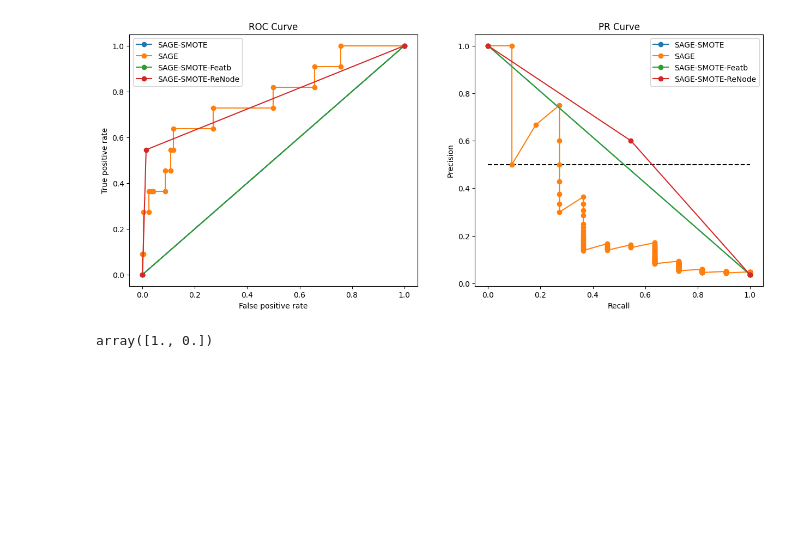
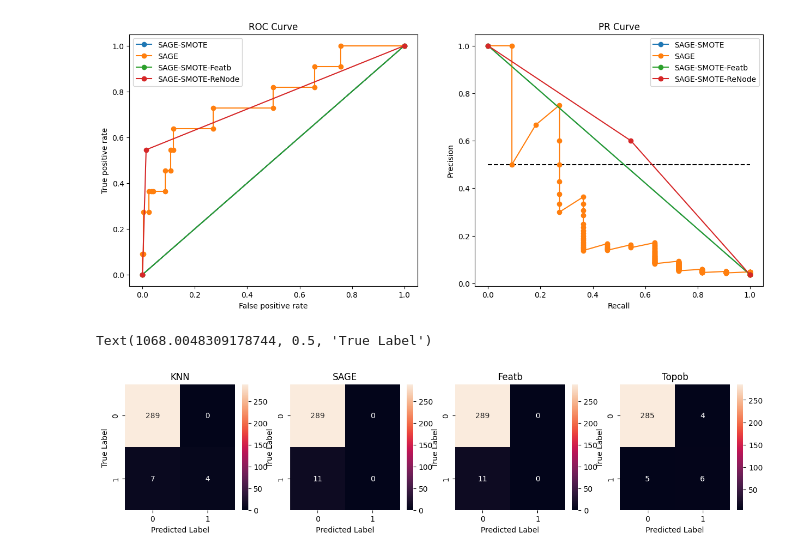
Before and after one commit to ZhuangDingyi/dynamic_gad, a Jupyter notebook: 2.Visualize_Topology_Imbalance.ipynb, the cells around one changed output. Cells and saved outputs as stored; diff of their text form; code cells hidden in the pictures; blank space fills up the shorter version.

```diff
--- a/2.Visualize_Topology_Imbalance.ipynb
+++ b/2.Visualize_Topology_Imbalance.ipynb
@@ -620,7 +620,9 @@ def calculate_metrics(y_true, y_pred, y_prob=None):
 
     return metrics
 # %%
+
 from sklearn.metrics import roc_curve, precision_recall_curve
+from sklearn.metrics import confusion_matrix
 
 # Load the data
 data_name = "amlsim_mixed"
@@ -630,19 +632,21 @@ origin_results = {}
 smote_results = {}
 featb_results = {}
 topob_results = {}
+knn_results = {}
 for ext_rate in ext_rates:
     ext_rate = round(ext_rate, 1)
     origin_results[ext_rate] = np.load(f"outputs/{data_name}/baseline_hetero_SAGE_ext_{ext_rate}.npz")
     smote_results[ext_rate] = np.load(f"outputs/{data_name}/baseline_hetero_SAGE-SMOTE_ext_{ext_rate}.npz")
     featb_results[ext_rate] = np.load(f"outputs/{data_name}/baseline_hetero_SAGE-SMOTE-Featb_ext_{ext_rate}.npz")
     topob_results[ext_rate] = np.load(f"outputs/{data_name}/hetero_SAGE-SMOTE-ReNode_ext_{ext_rate}.npz")
-
+    knn_results[ext_rate] = np.load(f"outputs/{data_name}/baseline_KNN_ext_{ext_rate}.npz")
 
 # Get the metrics for each experiment
 smote_metrics = {}
 origin_metrics = {}
 featb_metrics = {}
 topob_metrics = {}
+knn_metrics = {}
 for ext_rate in ext_rates:
     test_mask = smote_results[ext_rate]['test_mask']
     y_true = smote_results[ext_rate]['true'][test_mask]
@@ -655,6 +659,7 @@ for ext_rate in ext_rates:
     smote_metrics[ext_rate]['tpr'] = tpr
     smote_metrics[ext_rate]['precision'] = precision
     smote_metrics[ext_rate]['recall'] = recall
+    smote_metrics[ext_rate]['conf_matrix'] = confusion_matrix(y_true, y_pred)
 
     test_mask = origin_results[ext_rate]['test_mask']
     y_true = origin_results[ext_rate]['true'][test_mask]
@@ -667,6 +672,7 @@ for ext_rate in ext_rates:
     origin_metrics[ext_rate]['tpr'] = tpr
     origin_metrics[ext_rate]['precision'] = precision
     origin_metrics[ext_rate]['recall'] = recall
+    origin_metrics[ext_rate]['conf_matrix'] = confusion_matrix(y_true, y_pred)
 
     test_mask = featb_results[ext_rate]['test_mask']
     y_true = featb_results[ext_rate]['true'][test_mask]
@@ -679,6 +685,7 @@ for ext_rate in ext_rates:
     featb_metrics[ext_rate]['tpr'] = tpr
     featb_metrics[ext_rate]['precision'] = precision
     featb_metrics[ext_rate]['recall'] = recall
+    featb_metrics[ext_rate]['conf_matrix'] = confusion_matrix(y_true, y_pred)
 
     test_mask = topob_results[ext_rate]['test_mask']
     y_true = topob_results[ext_rate]['true'][test_mask]
@@ -691,6 +698,13 @@ for ext_rate in ext_rates:
     topob_metrics[ext_rate]['tpr'] = tpr
     topob_metrics[ext_rate]['precision'] = precision
     topob_metrics[ext_rate]['recall'] = recall
+    topob_metrics[ext_rate]['conf_matrix'] = confusion_matrix(y_true, y_pred)
+
+    y_true = knn_results[ext_rate]['true']
+    y_pred = knn_results[ext_rate]['pred'][test_mask]
+    y_prob = knn_results[ext_rate]['pred_scores'][:,1][test_mask]
+    knn_metrics[ext_rate] = calculate_metrics(y_true, y_pred, y_prob)
+    knn_metrics[ext_rate]['conf_matrix'] = confusion_matrix(y_true, y_pred)
 
 # Plot the metrics of Macro_f1, AUC, and PR_AUC with respect to the extension rate of three models
 metrics = ['macro_f1', 'auc', 'pr_auc']
@@ -706,6 +720,7 @@ for i, metric in enumerate(metrics):
     ax[i].plot(ext_rates, [smote_metrics[ext_rate][metric] for ext_rate in ext_rates], label='SAGE-SMOTE', color=colors[0],marker='o')
     ax[i].plot(ext_rates, [featb_metrics[ext_rate][metric] for ext_rate in ext_rates], label='SAGE-SMOTE-Featb', color=colors[2],marker='o')
     ax[i].plot(ext_rates, [topob_metrics[ext_rate][metric] for ext_rate in ext_rates], label='SAGE-SMOTE-ReNode', color=colors[3],marker='o')
+    # ax[i].plot(ext_rates, [knn_metrics[ext_rate][metric] for ext_rate in ext_rates], label='KNN', color='purple',marker='o')
     ax[i].set_xlabel('External Account Rate')
     ax[i].set_ylabel(metric_names[i])
     ax[i].set_title(metric_names[i])
@@ -741,7 +756,32 @@ ax[1].legend()
 # %% [output]
 <matplotlib.legend.Legend at 0x...>
 [figure]
-# %%
-smote_metrics[ext_rate]['recall']
-# %% [output]
-array([1., 0.])
+# %%
+# Visualize the confusion matrix of four models
+from sklearn.metrics import confusion_matrix
+import seaborn as sns
+ext_rate = 0.9
+fig, ax = plt.subplots(1, 4, figsize=(15, 3))
+
+sns.heatmap(knn_metrics[ext_rate]['conf_matrix'], annot=True, fmt='d', ax=ax[0])
+ax[0].set_title('KNN')
+ax[0].set_xlabel('Predicted Label')
+ax[0].set_ylabel('True Label')
+
+sns.heatmap(origin_metrics[ext_rate]['conf_matrix'], annot=True, fmt='d', ax=ax[1])
+ax[1].set_title('SAGE')
+ax[1].set_xlabel('Predicted Label')
+ax[1].set_ylabel('True Label')
+
+sns.heatmap(featb_metrics[ext_rate]['conf_matrix'], annot=True, fmt='d', ax=ax[2])
+ax[2].set_title('Featb')
+ax[2].set_xlabel('Predicted Label')
+ax[2].set_ylabel('True Label')
+
+sns.heatmap(topob_metrics[ext_rate]['conf_matrix'], annot=True, fmt='d', ax=ax[3])
+ax[3].set_title('Topob')
+ax[3].set_xlabel('Predicted Label')
+ax[3].set_ylabel('True Label')
+# %% [output]
+Text(1068.0048309178744, 0.5, 'True Label')
+[figure, added]
```
